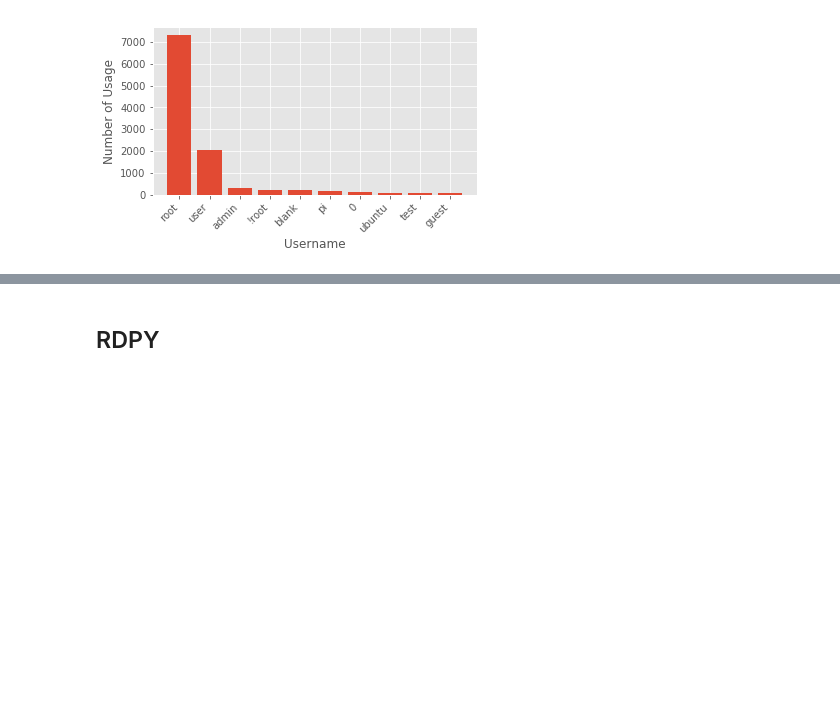
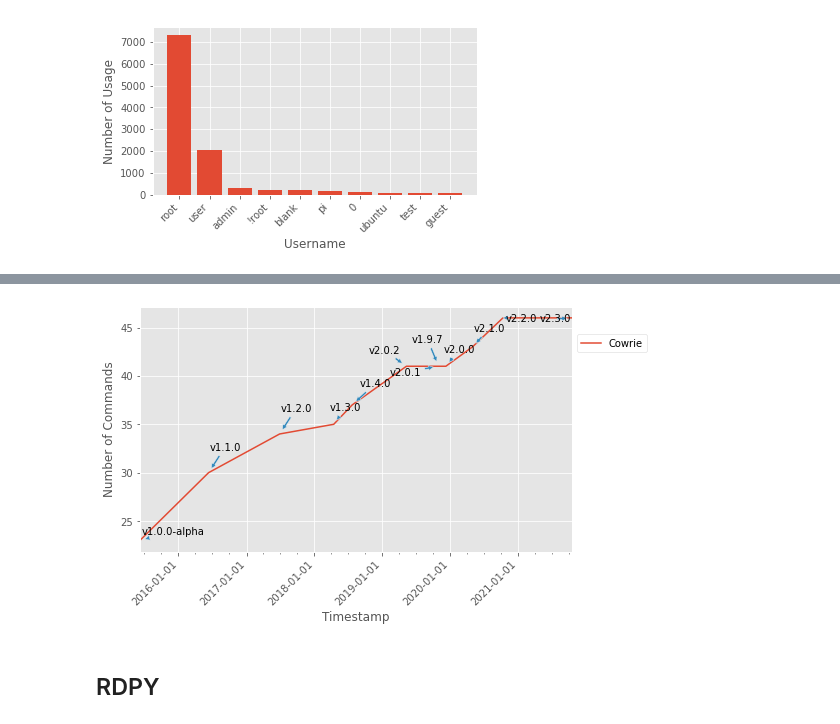
Before and after one commit to stefanDeveloper/master-thesis, a Jupyter notebook: plots/data-visualization.ipynb, the cells around one changed output, grey strips where cells are left out. Cells and saved outputs as stored; diff of their text form; code cells hidden in the pictures; blank space fills up the shorter version.

Commit message:
Update plots

```diff
--- a/plots/data-visualization.ipynb
+++ b/plots/data-visualization.ipynb
@@ -440,3 +440,8 @@ plt.savefig("tpot-cowrie-username.pdf", format="pdf")
 plt.show()
 # %% [output]
 [figure]
+# %%
+df = pd.read_csv("./data/cowrie-cmd.txt")
+df.Timestamp = pd.to_datetime(df.Timestamp)
+df = df.sort_values(by="Timestamp")
+df.head()
@@ -442,0 +455,50 @@ plt.show()
+# %%
+from adjustText import adjust_text
+fig, ax = plt.subplots(figsize = (8,5))
+
+#for k, d in df.groupby('Version'):
+x = df['Timestamp'].to_numpy()
+y = df['Number'].to_numpy()
+z = df['Version'].to_numpy()
+
+ax.xaxis.set_major_formatter(mdates.DateFormatter('%Y-%m-%d'))
+ax.xaxis.set_major_locator(mdates.MonthLocator())
+
+texts = []
+ax.plot(x,y, label="Cowrie")
+for i,j,k in zip(x,y,z):
+    texts.append(ax.annotate(k, xy=(i, j), xytext=(i,j+.4), arrowprops={'arrowstyle' : 'simple', 'shrinkB' : 5}))
+    #ax.plot(x,y, label=k)
+    #ax.fill_between(x, y)
+print(x,y)
+
+fig.autofmt_xdate()
+ax.set_ylabel("Number of Commands")
+ax.set_xlabel("Timestamp")
+
+# Major ticks every 6 months.
+fmt_half_year = mdates.MonthLocator(interval=12)
+ax.xaxis.set_major_locator(fmt_half_year)
+
+# Minor ticks every month.
+fmt_month = mdates.MonthLocator(interval=3)
+ax.xaxis.set_minor_locator(fmt_month)
+
+# Round to nearest years.
+datemin = df.Timestamp.min()
+datemax = df.Timestamp.max()
+ax.set_xlim(datemin, datemax)
+
+# Put a legend to the right of the current axis
+legend = plt.legend(loc='center left', bbox_to_anchor=(1.0, 0.85), frameon = 1)
+frame = legend.get_frame()
+frame.set_facecolor('white')
+
+adjust_text(texts)
+
+plt.xticks( rotation=25 )
+plt.gcf().subplots_adjust(left=0.15)
+plt.setp(plt.gca().get_xticklabels(), rotation=45, horizontalalignment='right')
+plt.savefig("cowrie-cmd.pdf", format="pdf", bbox_inches="tight", pad_inches=0)
+plt.show()
+# %% [output]
@@ -443,3 +511,4 @@ plt.show()
+[figure, added]
 # %% [markdown]
 ## RDPY
 # %%
```
Also changed, not shown: parts of 2 cells of this notebook, 4 other files.
